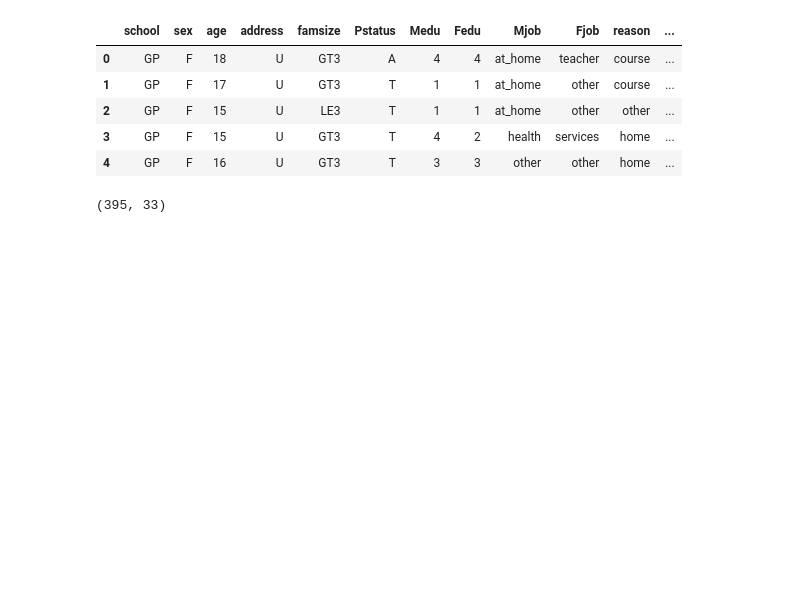
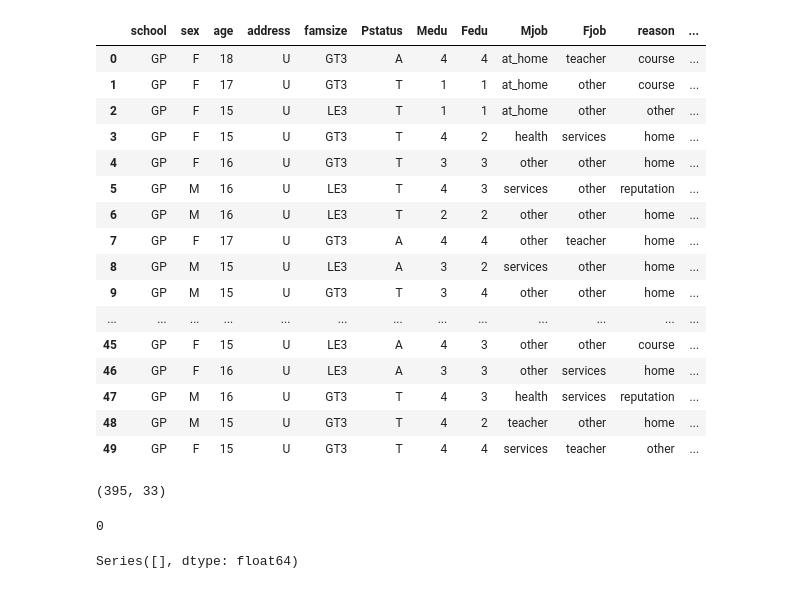
Before and after one commit to aaguil8a/Tabular-Playground-Series---Oct-2021, a Jupyter notebook: SecondIdea.ipynb, the cells around one changed output. Cells and saved outputs as stored; diff of their text form; code cells hidden in the pictures; blank space fills up the shorter version.

```diff
--- a/SecondIdea.ipynb
+++ b/SecondIdea.ipynb
@@ -8,14 +8,25 @@ filename = 'https://raw.githubusercontent.com/aaguil8a/DS/main/student-mat.csv'
 
 students = pd.read_csv(filename)
 # %%
-students.head()
+students.head(50)
 # %% [output]
 |  | school | sex | age | address | famsize | Pstatus | Medu | Fedu | Mjob | Fjob | reason | ... |
 | 0 | GP | F | 18 | U | GT3 | A | 4 | 4 | at_home | teacher | course | ... |
 | 1 | GP | F | 17 | U | GT3 | T | 1 | 1 | at_home | other | course | ... |
 | 2 | GP | F | 15 | U | LE3 | T | 1 | 1 | at_home | other | other | ... |
 | 3 | GP | F | 15 | U | GT3 | T | 4 | 2 | health | services | home | ... |
 | 4 | GP | F | 16 | U | GT3 | T | 3 | 3 | other | other | home | ... |
+| 5 | GP | M | 16 | U | LE3 | T | 4 | 3 | services | other | reputation | ... |
+| 6 | GP | M | 16 | U | LE3 | T | 2 | 2 | other | other | home | ... |
+| 7 | GP | F | 17 | U | GT3 | A | 4 | 4 | other | teacher | home | ... |
+| 8 | GP | M | 15 | U | LE3 | A | 3 | 2 | services | other | home | ... |
+| 9 | GP | M | 15 | U | GT3 | T | 3 | 4 | other | other | home | ... |
+| ... | ... | ... | ... | ... | ... | ... | ... | ... | ... | ... | ... | ... |
+| 45 | GP | F | 15 | U | LE3 | A | 4 | 3 | other | other | course | ... |
+| 46 | GP | F | 16 | U | LE3 | A | 3 | 3 | other | services | home | ... |
+| 47 | GP | M | 16 | U | GT3 | T | 4 | 3 | health | services | reputation | ... |
+| 48 | GP | M | 15 | U | GT3 | T | 4 | 2 | teacher | other | home | ... |
+| 49 | GP | F | 15 | U | GT3 | T | 4 | 4 | services | teacher | other | ... |
 # %%
 students.shape
 # %% [output]
@@ -27,3 +38,18 @@ students.shape
 # 4) There are 33 features
 # 5) There 395 rows.
 # 6) The dataset is small.
+# %%
+print(students.duplicated().sum()) # There is no duplicates rows
+# %% [output]
+0
+# %%
+((students
+  .isna()
+  .mean()
+  * 100)
+  .pipe(lambda ser : ser[ser > 0])
+)
+
+# There are no missing values
+# %% [output]
+Series([], dtype: float64)
```
Also changed, not shown: parts of 13 cells of this notebook.
